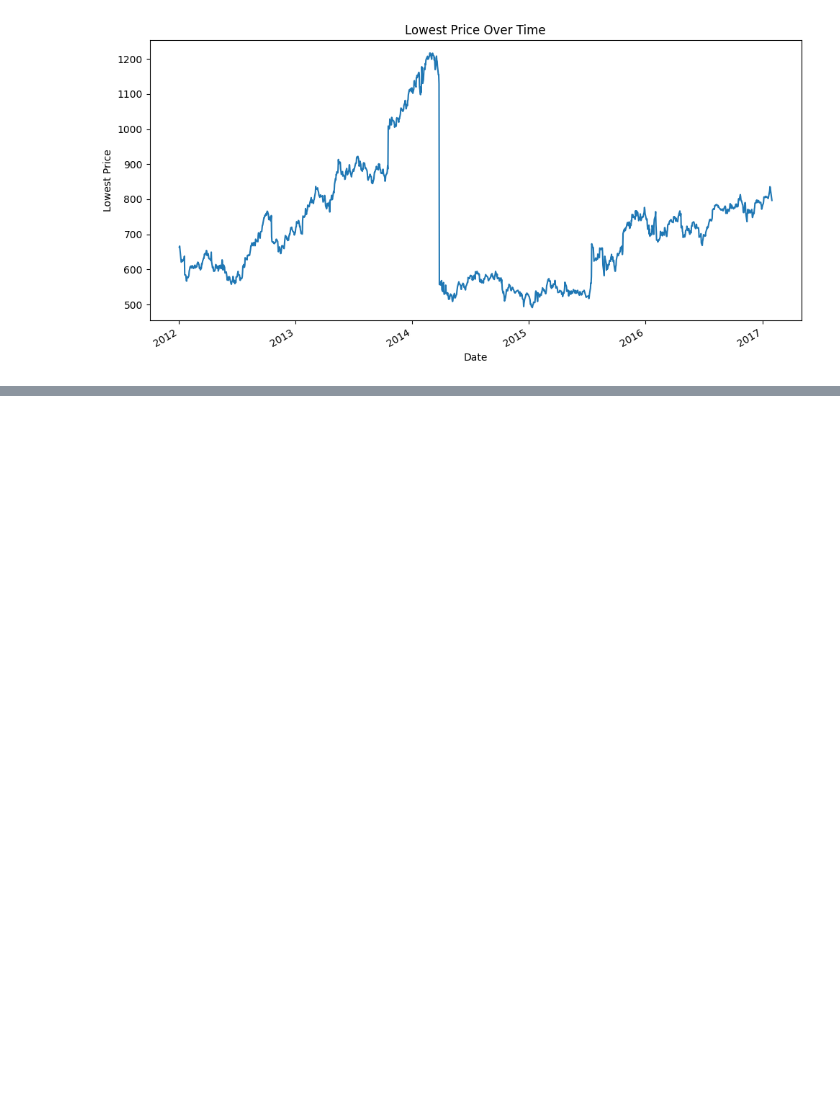
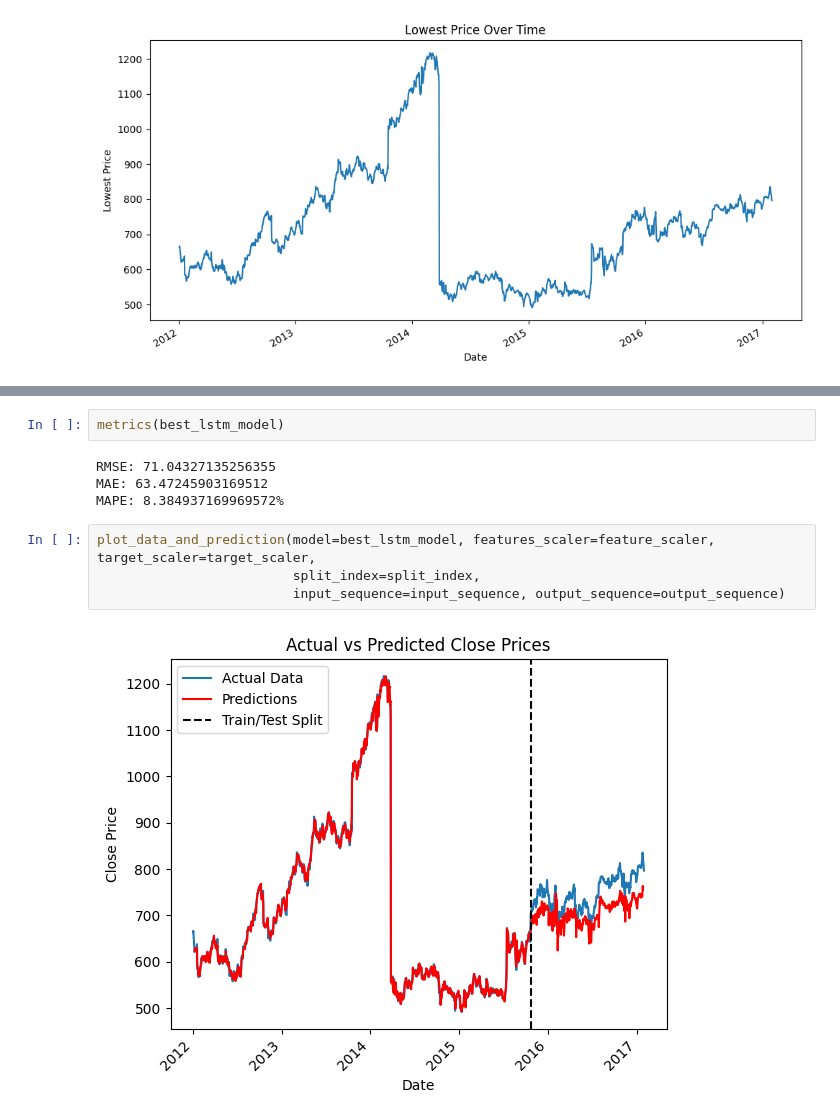
Before and after one commit to Mage-Knight/Intelligent_decision_support_systems, a Jupyter notebook: Lab2/idss-lab-2.ipynb, the cells around one changed output, grey strips where cells are left out. Drawn from its saved outputs; the diff is of its cells as text; blank space fills up the shorter version.

```diff
--- a/Lab2/idss-lab-2.ipynb
+++ b/Lab2/idss-lab-2.ipynb
@@ -435,0 +514,12 @@ AttributeError: 'numpy.ndarray' object has no attribute 'to'
+# %%
+metrics(best_lstm_model)
+# %% [output]
+RMSE: 71.04327135256355
+MAE: 63.47245903169512
+MAPE: 8.384937169969572%
+# %%
+plot_data_and_prediction(model=best_lstm_model, features_scaler=feature_scaler, target_scaler=target_scaler,
+                         split_index=split_index,
+                         input_sequence=input_sequence, output_sequence=output_sequence)
+# %% [output]
+[figure, added]
```
Also changed, not shown: parts of 50 cells of this notebook, 1 other file.
